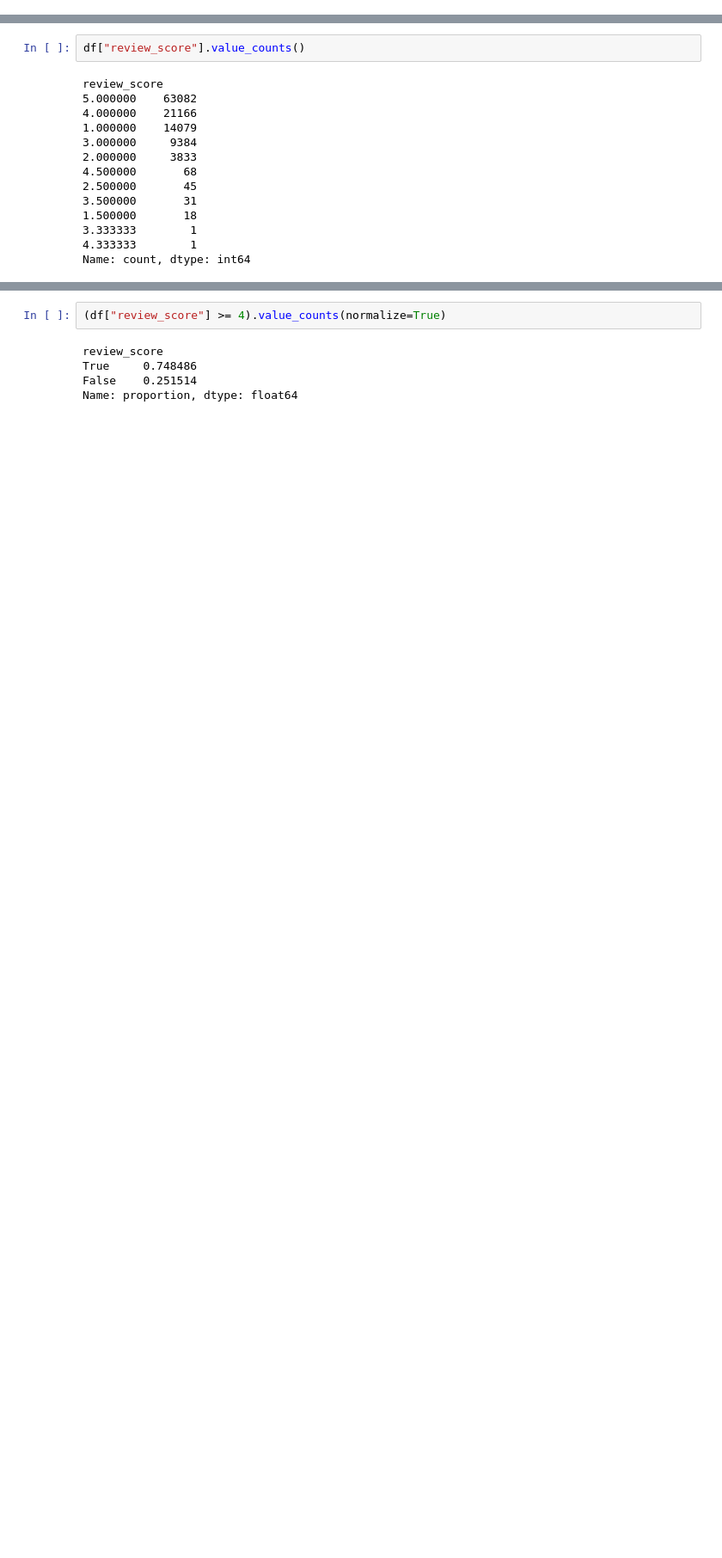
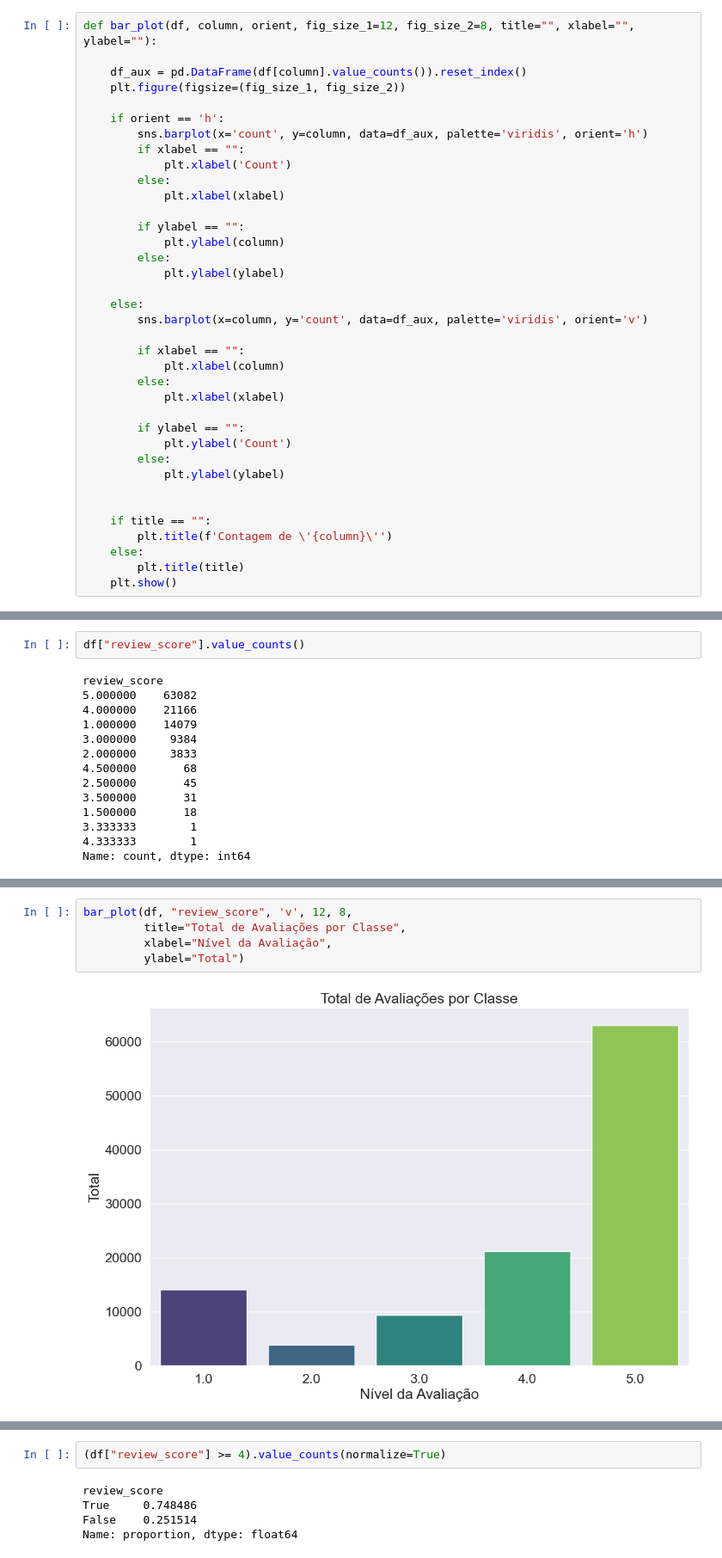
Before and after one commit to guilherme-iram/Ecommerce, a Jupyter notebook: EDA.ipynb, the cells around one changed output, grey strips where cells are left out. Shown at 86% size. Cells and saved outputs as stored; diff of their text form; blank space fills up the shorter version.

```diff
--- a/EDA.ipynb
+++ b/EDA.ipynb
@@ -137,3 +137,40 @@ dtypes: datetime64[ns](6), float64(17), int64(3), object(11)
 memory usage: 31.8+ MB
 # %% [markdown]
 ## EDA
+# %%
+def bar_plot(df, column, orient, fig_size_1=12, fig_size_2=8, title="", xlabel="", ylabel=""):
+
+    df_aux = pd.DataFrame(df[column].value_counts()).reset_index()
+    plt.figure(figsize=(fig_size_1, fig_size_2))
+
+    if orient == 'h':
+        sns.barplot(x='count', y=column, data=df_aux, palette='viridis', orient='h')
+        if xlabel == "":
+            plt.xlabel('Count')
+        else:
+            plt.xlabel(xlabel)
+
+        if ylabel == "":
+            plt.ylabel(column)
+        else:
+            plt.ylabel(ylabel)
+
+    else:
+        sns.barplot(x=column, y='count', data=df_aux, palette='viridis', orient='v')
+
+        if xlabel == "":
+            plt.xlabel(column)
+        else:
+            plt.xlabel(xlabel)
+
+        if ylabel == "":
+            plt.ylabel('Count')
+        else:
+            plt.ylabel(ylabel)
+
+
+    if title == "":
+        plt.title(f'Contagem de \'{column}\'')
+    else:
+        plt.title(title)
+    plt.show()
@@ -155,0 +228,7 @@ Name: count, dtype: int64
+# %%
+bar_plot(df, "review_score", 'v', 12, 8,
+         title="Total de Avaliações por Classe",
+         xlabel="Nível da Avaliação",
+         ylabel="Total")
+# %% [output]
+[figure, added]
```
Also changed, not shown: parts of 11 cells of this notebook.
